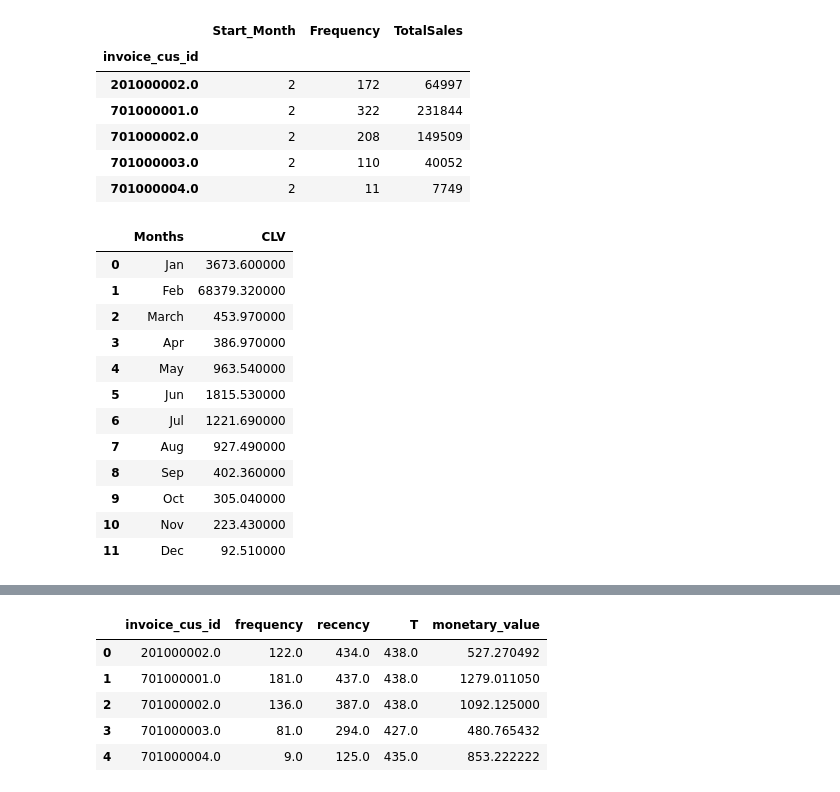
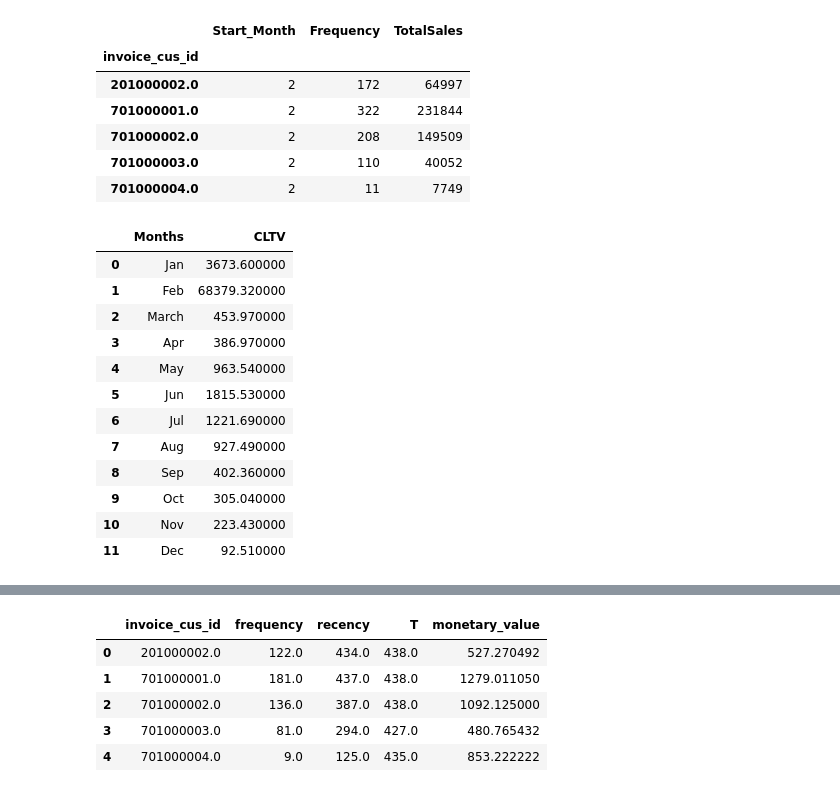
Before and after one commit to impepper/myPortfolio, a Jupyter notebook: _notebooks/2022-04-11-Customer Lifetime Value (CLV).ipynb, the cells around one changed output, grey strips where cells are left out. Saved outputs shown, nothing was run; the diff lists cells and outputs as text; code cells hidden in the pictures.

```diff
--- a/_notebooks/2022-04-11-Customer Lifetime Value (CLV).ipynb
+++ b/_notebooks/2022-04-11-Customer Lifetime Value (CLV).ipynb
@@ -40,8 +54,9 @@ warnings.filterwarnings('ignore')
 # %%
 # Loading the data
-data = pd.read_csv("datasource/data.csv",  parse_dates=['invoice_date'])
-print("Total number of transactions happened in the given period: "+ str(data.shape[0]))
-data.head(5)
+#data = pd.read_csv("datasource/data.csv",  parse_dates=['invoice_date'])
+data_clv = pd.read_csv("datasource/CLTV_data.csv",  parse_dates=['invoice_date'])
+print("Total number of transactions happened in the given period: "+ str(data_clv.shape[0]))
+data_clv.head(5)
 # %% [output]
 Total number of transactions happened in the given period: 32030
 |  | invoice_id | invoice_date | invoice_cus_id | invoice_amount |
@@ -57,6 +67,0 @@ So, we keep only these features and drop all the others.
-# %%
-# Feature selection
-features = ['invoice_cus_id', 'invoice_id', 'invoice_date', 'invoice_amount']
-data_clv = data[features]
-print(data_clv.shape)
-data_clv.head()
@@ -198,7 +169,7 @@ Churn: 0.53%
 # %%
-# Calculating the CLV
+### Calculating the CLTV
 Profit_margin = 0.05
 
-CLV = round(((Average_sales * Purchase_freq/churn)) * Profit_margin, 2)
-print(f"The Customer Lifetime Value (CLV) for each customer is: ${CLV}")
+CLTV = round(((Average_sales * Purchase_freq/churn)) * Profit_margin, 2)
+print(f"The Customer Lifetime Value (CLTV) for each customer is: ${CLTV}")
 # %% [output]
@@ -270,10 +224,10 @@ for i in range(1, 13):
 
     Monthly_CLV.append(CLV)
 # %%
-monthly_clv = pd.DataFrame(zip(months, Monthly_CLV), columns=['Months', 'CLV'])
+monthly_clv = pd.DataFrame(zip(months, Monthly_CLV), columns=['Months', 'CLTV'])
 display(monthly_clv.style.background_gradient())
 # %% [output]
-|  | Months | CLV |
+|  | Months | CLTV |
 | 0 | Jan | 3673.600000 |
 | 1 | Feb | 68379.320000 |
 | 2 | March | 453.970000 |
```
Also changed, not shown: parts of 90 cells of this notebook, 3 other files.
